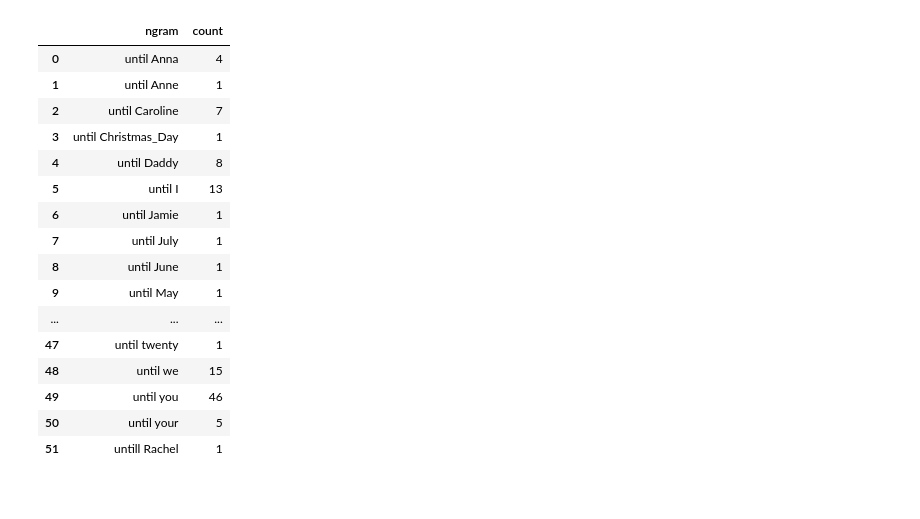
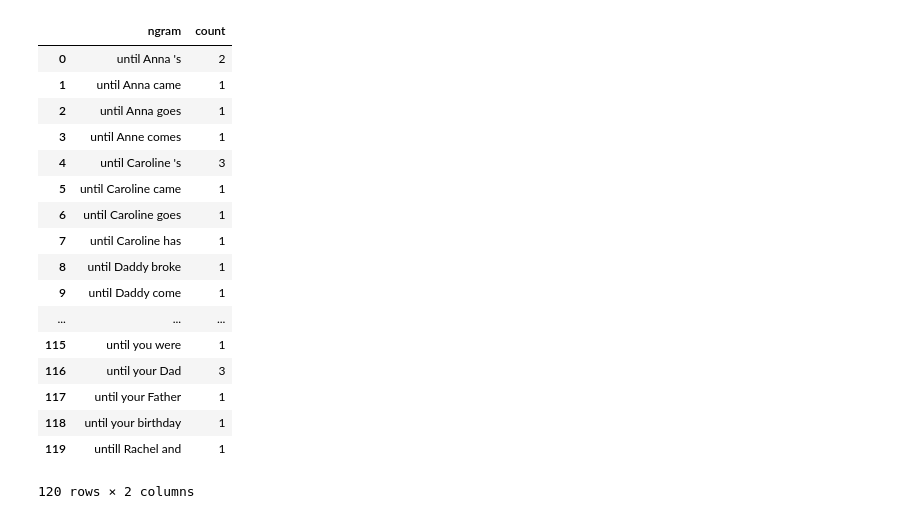
Before and after one commit to pfeyz/formulae-project, a Jupyter notebook: Ambiguous Function words.ipynb, the cells around one changed output. Drawn from its saved outputs; the diff is of its cells as text; code cells hidden in the pictures.

Commit message:
add trigram until

```diff
--- a/Ambiguous Function words.ipynb
+++ b/Ambiguous Function words.ipynb
@@ -14,22 +59,24 @@ trigrams = trigrams[trigrams.speaker.isin(['CHI', 'MOT'])]
 # %%
-until = bigrams.loc[bigrams['ngram'].str.startswith('until', na=False)]
-count_until = until.groupby('ngram').size().to_frame().reset_index().rename(columns = {0:'count'})
-count_until
+until_tri = trigrams.loc[trigrams['ngram'].str.startswith('until', na=False)]
+count_untri = until_tri.groupby('ngram').size().to_frame().reset_index().rename(columns = {0:'count'})
+count_untri
+# until your birthday, until the end, until the morning, until the very last page
 # %% [output]
 |  | ngram | count |
-| 0 | until Anna | 4 |
-| 1 | until Anne | 1 |
-| 2 | until Caroline | 7 |
-| 3 | until Christmas_Day | 1 |
-| 4 | until Daddy | 8 |
-| 5 | until I | 13 |
-| 6 | until Jamie | 1 |
-| 7 | until July | 1 |
-| 8 | until June | 1 |
-| 9 | until May | 1 |
+| 0 | until Anna 's | 2 |
+| 1 | until Anna came | 1 |
+| 2 | until Anna goes | 1 |
+| 3 | until Anne comes | 1 |
+| 4 | until Caroline 's | 3 |
+| 5 | until Caroline came | 1 |
+| 6 | until Caroline goes | 1 |
+| 7 | until Caroline has | 1 |
+| 8 | until Daddy broke | 1 |
+| 9 | until Daddy come | 1 |
 | ... | ... | ... |
-| 47 | until twenty | 1 |
-| 48 | until we | 15 |
-| 49 | until you | 46 |
-| 50 | until your | 5 |
-| 51 | untill Rachel | 1 |
+| 115 | until you were | 1 |
+| 116 | until your Dad | 3 |
+| 117 | until your Father | 1 |
+| 118 | until your birthday | 1 |
+| 119 | untill Rachel and | 1 |
+120 rows × 2 columns
```
Also changed, not shown: parts of 3 cells of this notebook.
